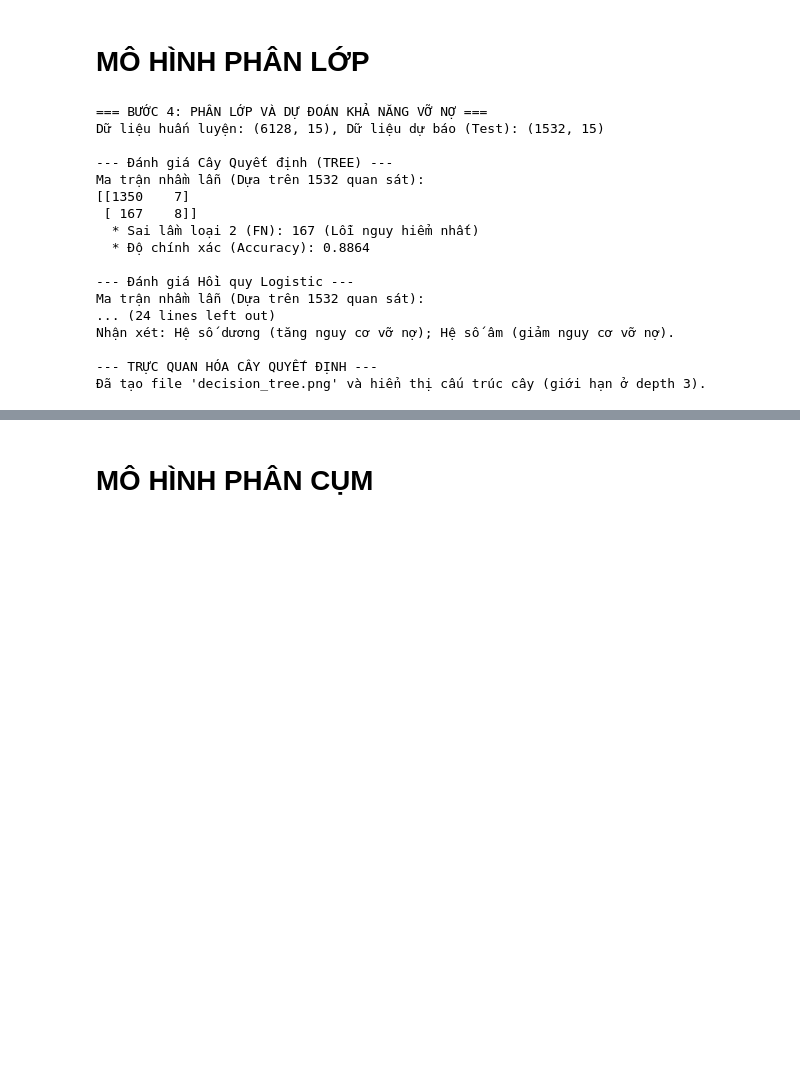
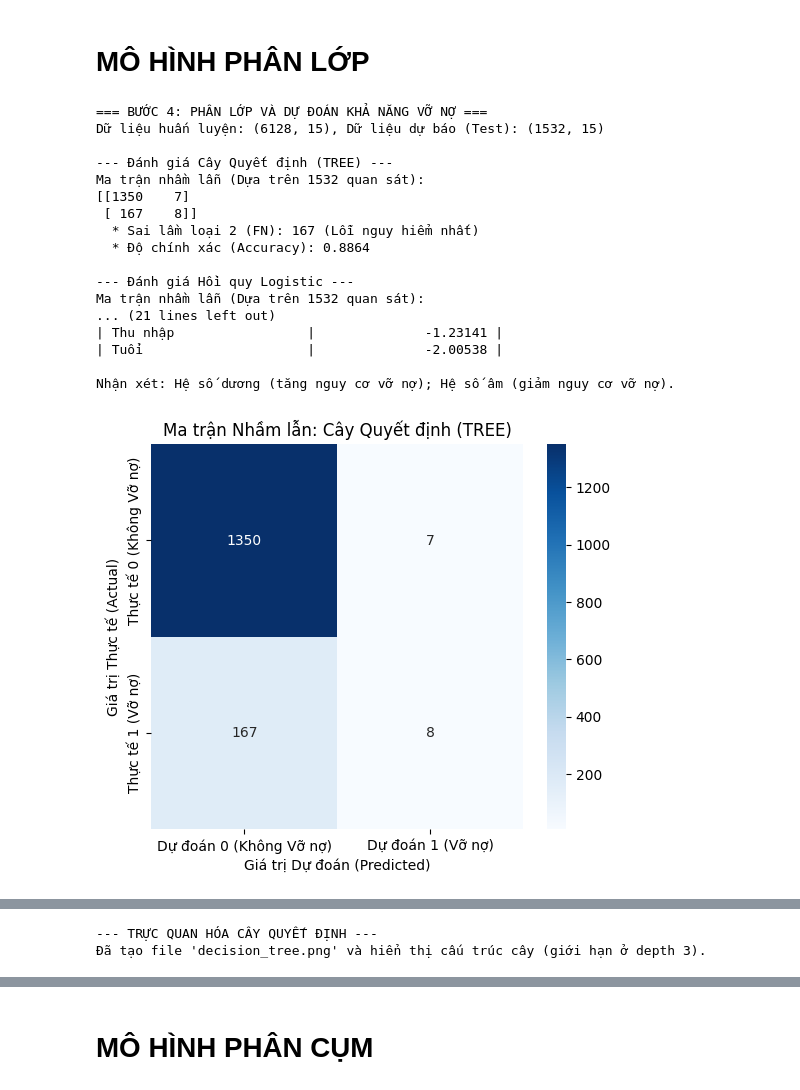
Before and after one commit to ltklinh1610/KTLT-ECO-GROUP, a Jupyter notebook: Cuối Kì/CuoiKi.ipynb, the cells around one changed output, grey strips where cells are left out. Cells and saved outputs as stored; diff of their text form; code cells hidden in the pictures; blank space fills up the shorter version.

Commit message:
trực quan heatmap cho 2 mô hình phân lớp

```diff
--- a/Cuối Kì/CuoiKi.ipynb
+++ b/Cuối Kì/CuoiKi.ipynb
@@ -230,13 +230,11 @@ X[numerical_cols_scaled] = scaler.fit_transform(X[numerical_cols_scaled])
 X_train, X_test, y_train, y_test = train_test_split(X, y, test_size=0.2, random_state=42, stratify=y)
 print(f"Dữ liệu huấn luyện: {X_train.shape}, Dữ liệu dự báo (Test): {X_test.shape}")
 
-# Hàm đánh giá mô hình và in Ma trận nhầm lẫn
 def evaluate_and_print_cm(y_true, y_pred, model_name):
     cm = confusion_matrix(y_true, y_pred)
     acc = accuracy_score(y_true, y_pred)
     rec = recall_score(y_true, y_pred, zero_division=0)
 
-    # Sai lầm loại 2 (FN): cm[1, 0] - Thực tế Vỡ nợ (1), Dự đoán KHÔNG vỡ nợ (0)
     fn_error = cm[1, 0]
 
     print(f"\n--- Đánh giá {model_name} ---")
@@ -265,39 +263,63 @@ coefficients = pd.DataFrame({
 print(coefficients.to_markdown(index=False, floatfmt=".5f"))
 
 print("\nNhận xét: Hệ số dương (tăng nguy cơ vỡ nợ); Hệ số âm (giảm nguy cơ vỡ nợ).")
+def plot_confusion_matrix(y_true, y_pred, model_name):
+    """Vẽ Ma trận Nhầm lẫn dưới dạng Heatmap."""
+    cm = confusion_matrix(y_true, y_pred)
+
+    plt.figure(figsize=(6, 5))
+    sns.heatmap(cm,
+                annot=True,
+                fmt='d',
+                cmap='Blues',
+                xticklabels=['Dự đoán 0 (Không Vỡ nợ)', 'Dự đoán 1 (Vỡ nợ)'],
+                yticklabels=['Thực tế 0 (Không Vỡ nợ)', 'Thực tế 1 (Vỡ nợ)'])
+
+    plt.title(f'Ma trận Nhầm lẫn: {model_name}')
+    plt.ylabel('Giá trị Thực tế (Actual)')
+    plt.xlabel('Giá trị Dự đoán (Predicted)')
+    plt.show()
+
+
+# 1. Decision Tree
+plot_confusion_matrix(y_test, y_pred_tree, "Cây Quyết định (TREE)")
+
+# 2. Hồi quy Logistic
+plot_confusion_matrix(y_test, y_pred_log, "Hồi quy Logistic")
 from sklearn.tree import export_graphviz
 import graphviz
 
 # 1. Trích xuất cấu trúc cây sang định dạng DOT
 dot_data = export_graphviz(tree_model,
                            feature_names=X_train.columns,
                            class_names=['Không vỡ nợ (0)', 'Vỡ nợ (1)'],
                            filled=True,
                            rounded=True,
                            special_characters=True,
                            max_depth=3)
 graph = graphviz.Source(dot_data)
 graph.render("decision_tree", view=False, format="png")
 
 print("\n--- TRỰC QUAN HÓA CÂY QUYẾT ĐỊNH ---")
 print("Đã tạo file 'decision_tree.png' và hiển thị cấu trúc cây (giới hạn ở depth 3).")
 from IPython.display import display
 display(graph)
 # %% [output]
 === BƯỚC 4: PHÂN LỚP VÀ DỰ ĐOÁN KHẢ NĂNG VỠ NỢ ===
 Dữ liệu huấn luyện: (6128, 15), Dữ liệu dự báo (Test): (1532, 15)
 
 --- Đánh giá Cây Quyết định (TREE) ---
 Ma trận nhầm lẫn (Dựa trên 1532 quan sát):
 [[1350    7]
  [ 167    8]]
   * Sai lầm loại 2 (FN): 167 (Lỗi nguy hiểm nhất)
   * Độ chính xác (Accuracy): 0.8864
 
 --- Đánh giá Hồi quy Logistic ---
 Ma trận nhầm lẫn (Dựa trên 1532 quan sát):
-... (24 lines left out)
+... (21 lines left out)
+| Thu nhập                 |              -1.23141 |
+| Tuổi                     |              -2.00538 |
+
 Nhận xét: Hệ số dương (tăng nguy cơ vỡ nợ); Hệ số âm (giảm nguy cơ vỡ nợ).
-
---- TRỰC QUAN HÓA CÂY QUYẾT ĐỊNH ---
-Đã tạo file 'decision_tree.png' và hiển thị cấu trúc cây (giới hạn ở depth 3).
+[figure, added]
@@ -304,3 +327,5 @@ Nhận xét: Hệ số dương (tăng nguy cơ vỡ nợ); Hệ số âm (giảm
+--- TRỰC QUAN HÓA CÂY QUYẾT ĐỊNH ---
+Đã tạo file 'decision_tree.png' và hiển thị cấu trúc cây (giới hạn ở depth 3).
 [drawing not drawn]
 # %% [markdown]
 # MÔ HÌNH PHÂN CỤM
```
Also changed, not shown: parts of 2 cells of this notebook.
